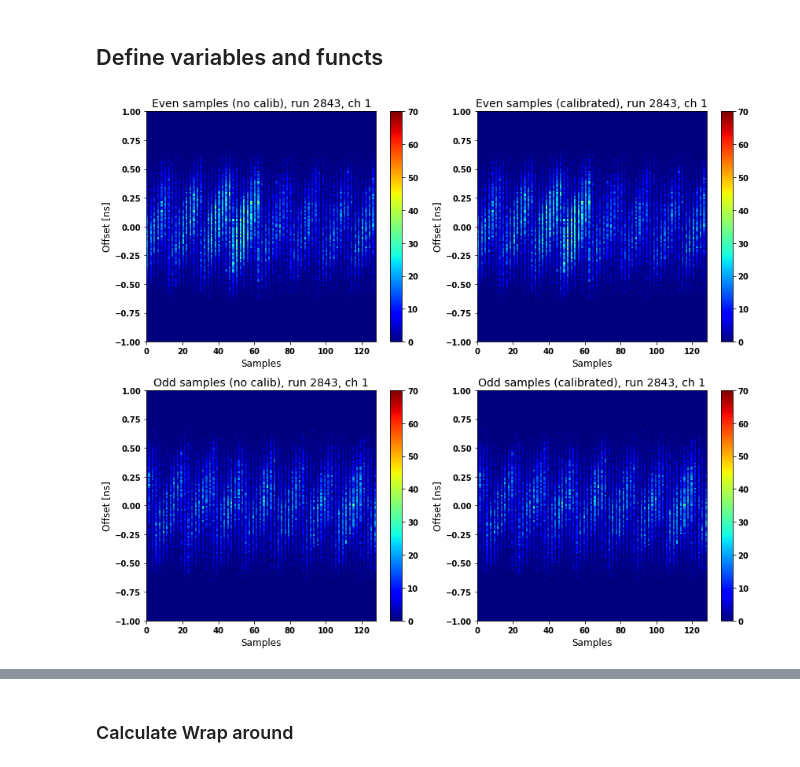
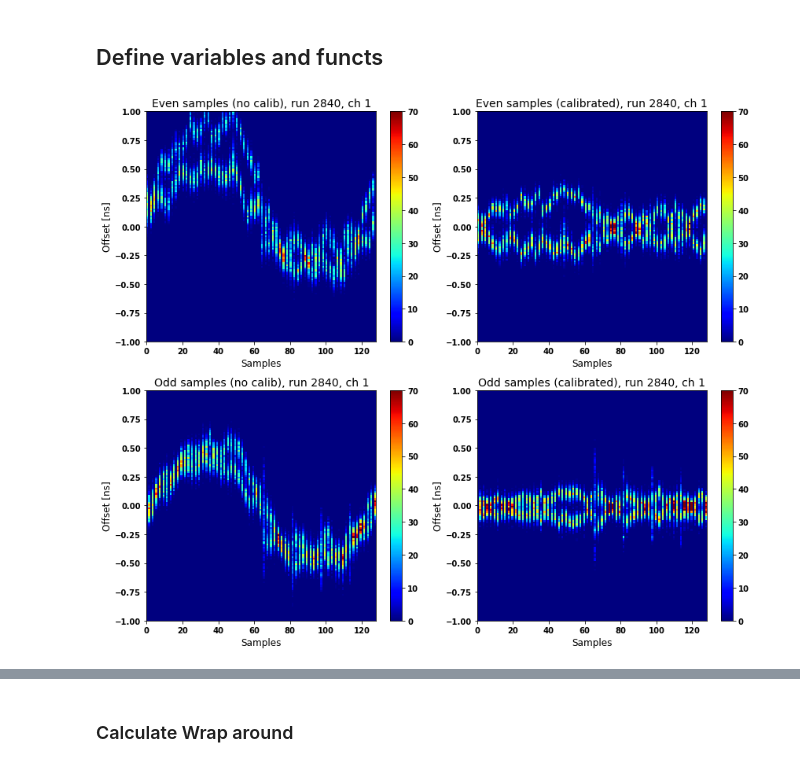
Before and after one commit to toej93/A4_calibration, a Jupyter notebook: Plotter.ipynb, the cells around one changed output, grey strips where cells are left out. Drawn from its saved outputs; the diff is of its cells as text; code cells hidden in the pictures.

```diff
--- a/Plotter.ipynb
+++ b/Plotter.ipynb
@@ -114,10 +114,10 @@ def HistPlotter2D_jitter(chan,runNum):
     fig.savefig("timeOffset_run%i_ch%i.png"%(runNum,chan), dpi=200)
 # %%
 ch=1
-run=2843
+run=2840
 HistPlotter2D_jitter(ch,run)
 # %% [output]
-[figure, old version]
+[figure, new version]
 # %%
 channel = 1
 # %%
```
Also changed, not shown: parts of 2 cells of this notebook, 13 other files.
